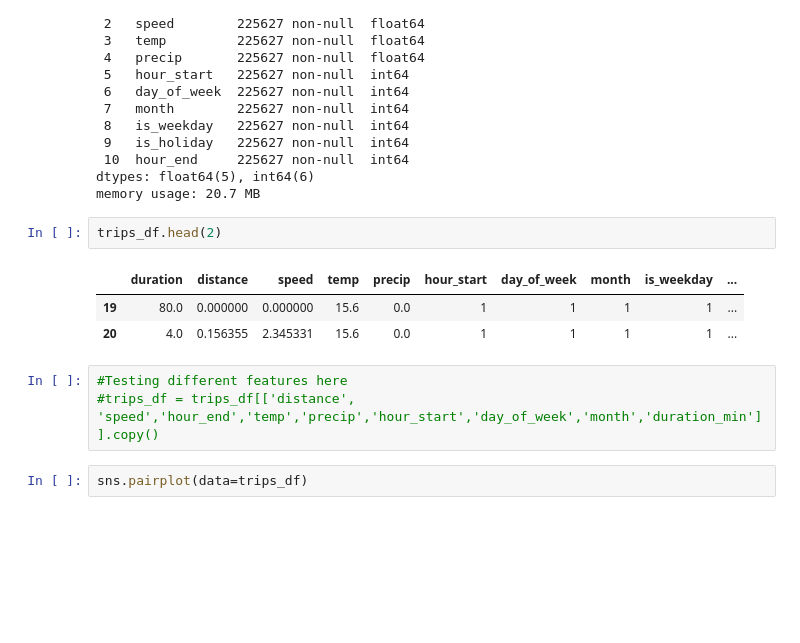
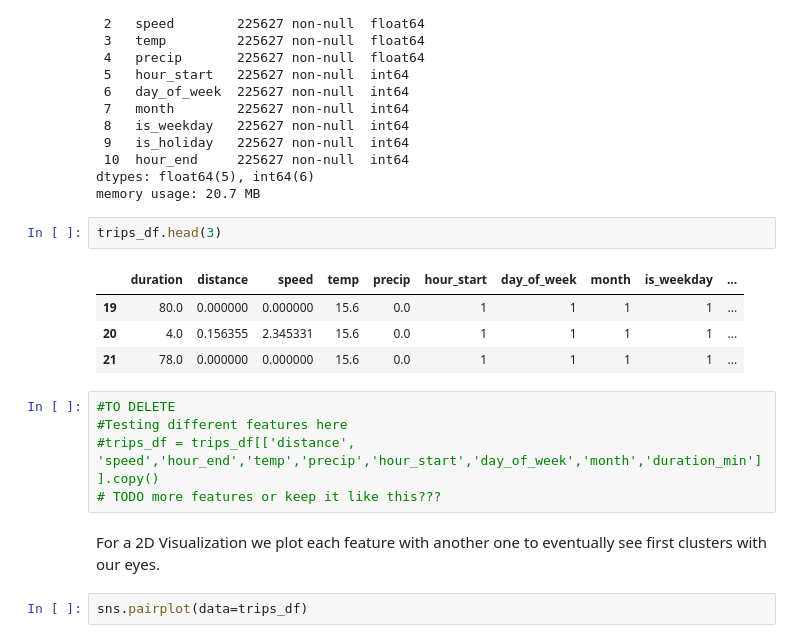
Before and after one commit to katekuian/aa_2021_magma, a Jupyter notebook: 03_cluster_analysis/01_cluster_trip_types.ipynb, the cells around one changed output. Drawn from its saved outputs; the diff is of its cells as text; blank space fills up the shorter version.

```diff
--- a/03_cluster_analysis/01_cluster_trip_types.ipynb
+++ b/03_cluster_analysis/01_cluster_trip_types.ipynb
@@ -30,14 +25,19 @@ Data columns (total 11 columns):
 dtypes: float64(5), int64(6)
 memory usage: 20.7 MB
 # %%
-trips_df.head(2)
+trips_df.head(3)
 # %% [output]
 |  | duration | distance | speed | temp | precip | hour_start | day_of_week | month | is_weekday | ... |
 | 19 | 80.0 | 0.000000 | 0.000000 | 15.6 | 0.0 | 1 | 1 | 1 | 1 | ... |
 | 20 | 4.0 | 0.156355 | 2.345331 | 15.6 | 0.0 | 1 | 1 | 1 | 1 | ... |
+| 21 | 78.0 | 0.000000 | 0.000000 | 15.6 | 0.0 | 1 | 1 | 1 | 1 | ... |
 # %%
+#TO DELETE
 #Testing different features here
 #trips_df = trips_df[['distance', 'speed','hour_end','temp','precip','hour_start','day_of_week','month','duration_min']].copy()
+# TODO more features or keep it like this???
+# %% [markdown]
+For a 2D Visualization we plot each feature with another one to eventually see first clusters with our eyes.
 # %%
 sns.pairplot(data=trips_df)
 # %% [output]
```
Also changed, not shown: parts of 9 cells of this notebook.
